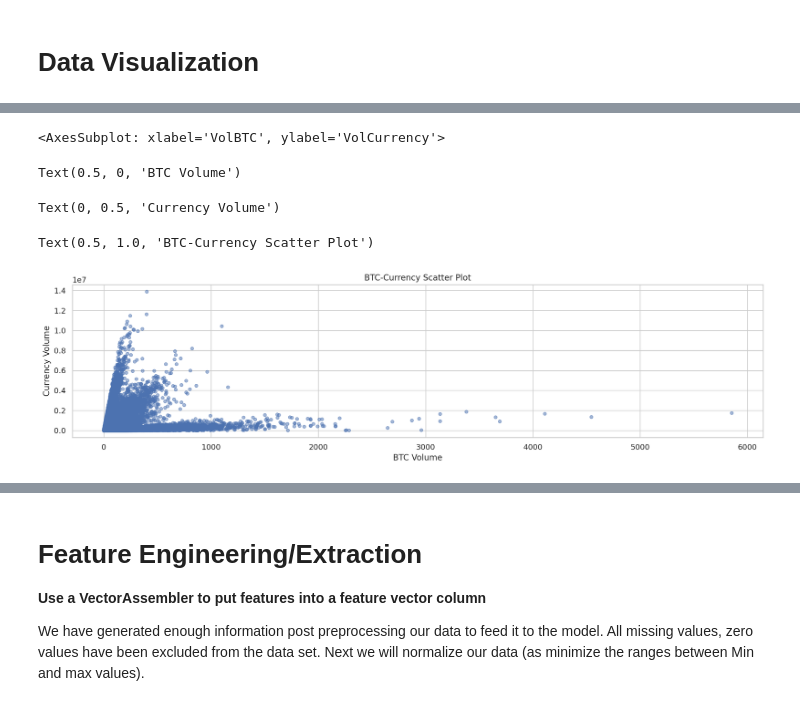
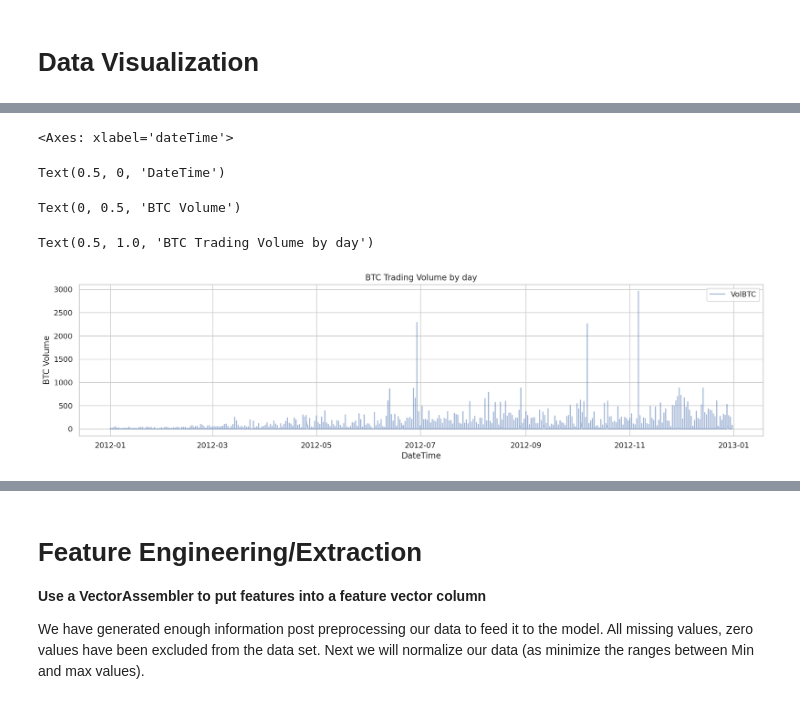
Before and after one commit to shahabsherveh/DE1-Spark-Fork, a Jupyter notebook: DE-2025/examples/python/Lecture2_Example2_bitcoin_trend_analysis.ipynb, the cells around one changed output, grey strips where cells are left out. Cells and saved outputs as stored; diff of their text form; code cells hidden in the pictures.

```diff
--- a/DE-2025/examples/python/Lecture2_Example2_bitcoin_trend_analysis.ipynb
+++ b/DE-2025/examples/python/Lecture2_Example2_bitcoin_trend_analysis.ipynb
@@ -51,13 +51,12 @@ spark_session = SparkSession.builder\
         .config("spark.dynamicAllocation.shuffleTracking.enabled",True)\
         .config("spark.shuffle.service.enabled", False)\
         .config("spark.dynamicAllocation.executorIdleTimeout","30s")\
-        .config("spark.executor.cores", 6)\
+        .config("spark.executor.cores", 8)\
         .config("spark.driver.port",9999)\
         .config("spark.blockManager.port",10005)\
         .getOrCreate()
 
 sc = spark_session.sparkContext
-
 sc.setLogLevel("ERROR")
 # %% [output]
 Setting default log level to "WARN".
@@ -233,6 +226,6 @@ only showing top 20 rows
 +-------+-----------------+
 # %%
 #Renaming the columns
-bitstampUSD=bitstampUSD.withColumnRenamed("Volume_(BTC)", "VolBTC").withColumnRenamed("Volume_(Currency)", "VolCurrency")
+bitstampUSD = bitstampUSD.withColumnRenamed("Volume", "VolBTC") #.withColumnRenamed("Volume_(Currency)", "VolCurrency")
 # %%
 #Creating another dataframe to perform Datetime Visualization
@@ -304,6 +315,6 @@ splitDF.withColumn("hour",pyspark.sql.functions.hour("time"))\
 only showing top 20 rows
 # %%
 # Spark to Pandas dataframe
-pandas_converted=splitDFWithYear.toPandas()
+pandas_converted = splitDFWithYear.filter("year == 2012").toPandas()
 # %%
 # Getting the values in list so that we can plot and visualize it
@@ -344,17 +352,17 @@ sns.heatmap(corr,annot=True,linewidths=.5, fmt= ".1f",ax=ax)
 # %%
-# Scatter Plot usage by Matplotlib
+# Line Plot usage by Matplotlib
 # x = open, y = close
-pandas_converted.plot(kind="scatter", x="VolBTC", y="VolCurrency",alpha = 0.5)
-plt.xlabel("BTC Volume")
-plt.ylabel("Currency Volume")
-plt.title("BTC-Currency Scatter Plot")
+pandas_converted.plot(kind="line", x="dateTime", y="VolBTC",alpha = 0.5)
+plt.xlabel("DateTime")
+plt.ylabel("BTC Volume")
+plt.title("BTC Trading Volume by day")
 plt.show()
 # %% [output]
-<AxesSubplot: xlabel='VolBTC', ylabel='VolCurrency'>
+<Axes: xlabel='dateTime'>
-Text(0.5, 0, 'BTC Volume')
+Text(0.5, 0, 'DateTime')
-Text(0, 0.5, 'Currency Volume')
+Text(0, 0.5, 'BTC Volume')
-Text(0.5, 1.0, 'BTC-Currency Scatter Plot')
+Text(0.5, 1.0, 'BTC Trading Volume by day')
-[figure, old version]
+[figure, new version]
 # %%
 # Line Plot usage by Matplotlib plotting Open with High with Time on X axis
 # color = color, label = label, linewidth = width of line, alpha = opacity, grid = gray square background, linestyle = sytle of line
```
Also changed, not shown: parts of 30 cells of this notebook, 6 other files.
